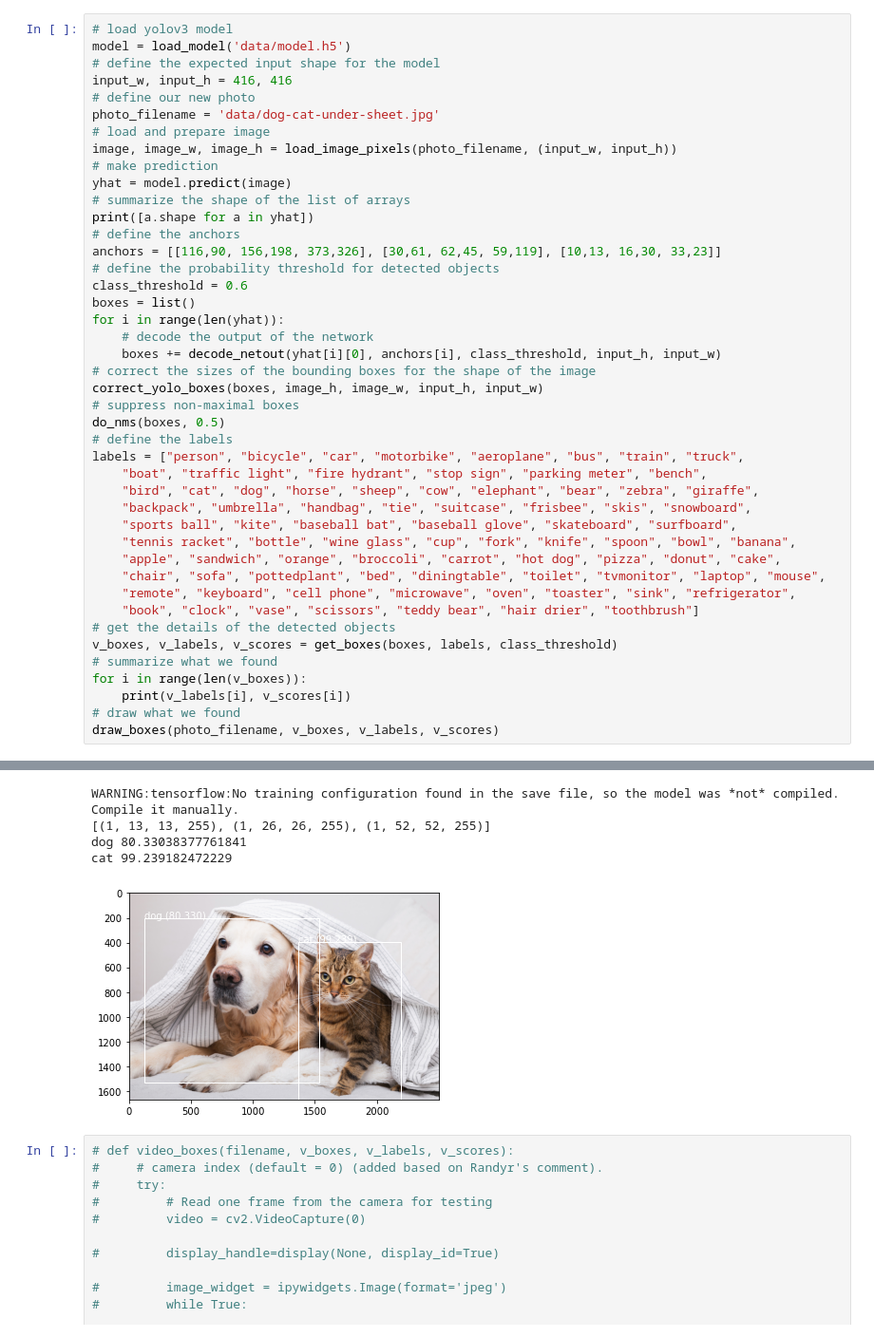
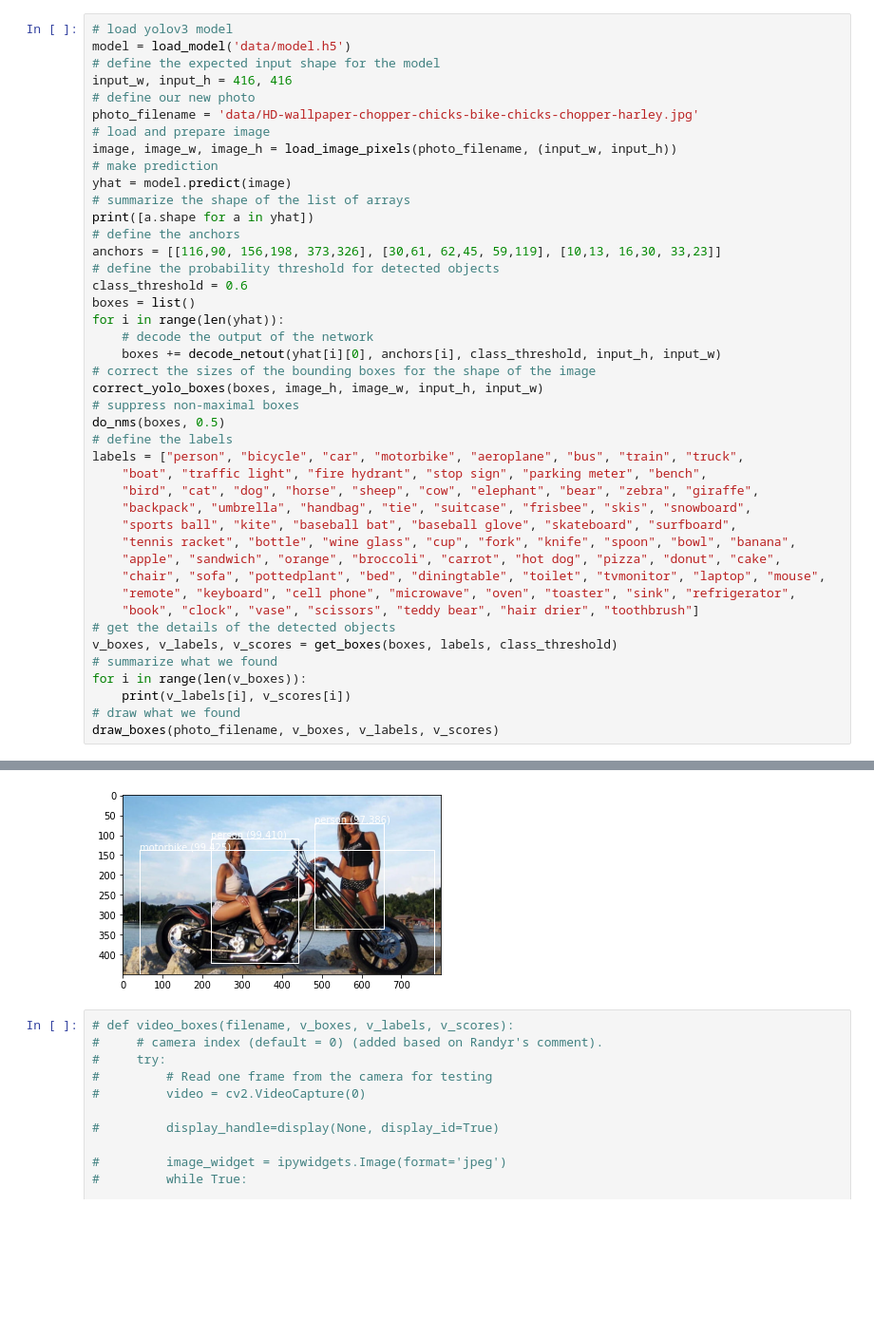
Before and after one commit to perfeclyImperfect/Nihogalog, a Jupyter notebook: algorithm/yolov3/main.ipynb, the cells around one changed output, grey strips where cells are left out. Shown at 95% size. Cells and saved outputs as stored; diff of their text form; blank space fills up the shorter version.

```diff
--- a/algorithm/yolov3/main.ipynb
+++ b/algorithm/yolov3/main.ipynb
@@ -176,7 +173,7 @@ model = load_model('data/model.h5')
 # define the expected input shape for the model
 input_w, input_h = 416, 416
 # define our new photo
-photo_filename = 'data/dog-cat-under-sheet.jpg'
+photo_filename = 'data/HD-wallpaper-chopper-chicks-bike-chicks-chopper-harley.jpg'
 # load and prepare image
 image, image_w, image_h = load_image_pixels(photo_filename, (input_w, input_h))
 # make prediction
@@ -222,8 +219,4 @@ To enable them in other operations, rebuild TensorFlow with the appropriate comp
-WARNING:tensorflow:No training configuration found in the save file, so the model was *not* compiled. Compile it manually.
-[(1, 13, 13, 255), (1, 26, 26, 255), (1, 52, 52, 255)]
-dog 80.33038377761841
-cat 99.239182472229
-[figure, old version]
+[figure, new version]
 # %%
 # def video_boxes(filename, v_boxes, v_labels, v_scores):
 #     # camera index (default = 0) (added based on Randyr's comment).
```
Also changed, not shown: parts of 3 cells of this notebook, 4 other files.
